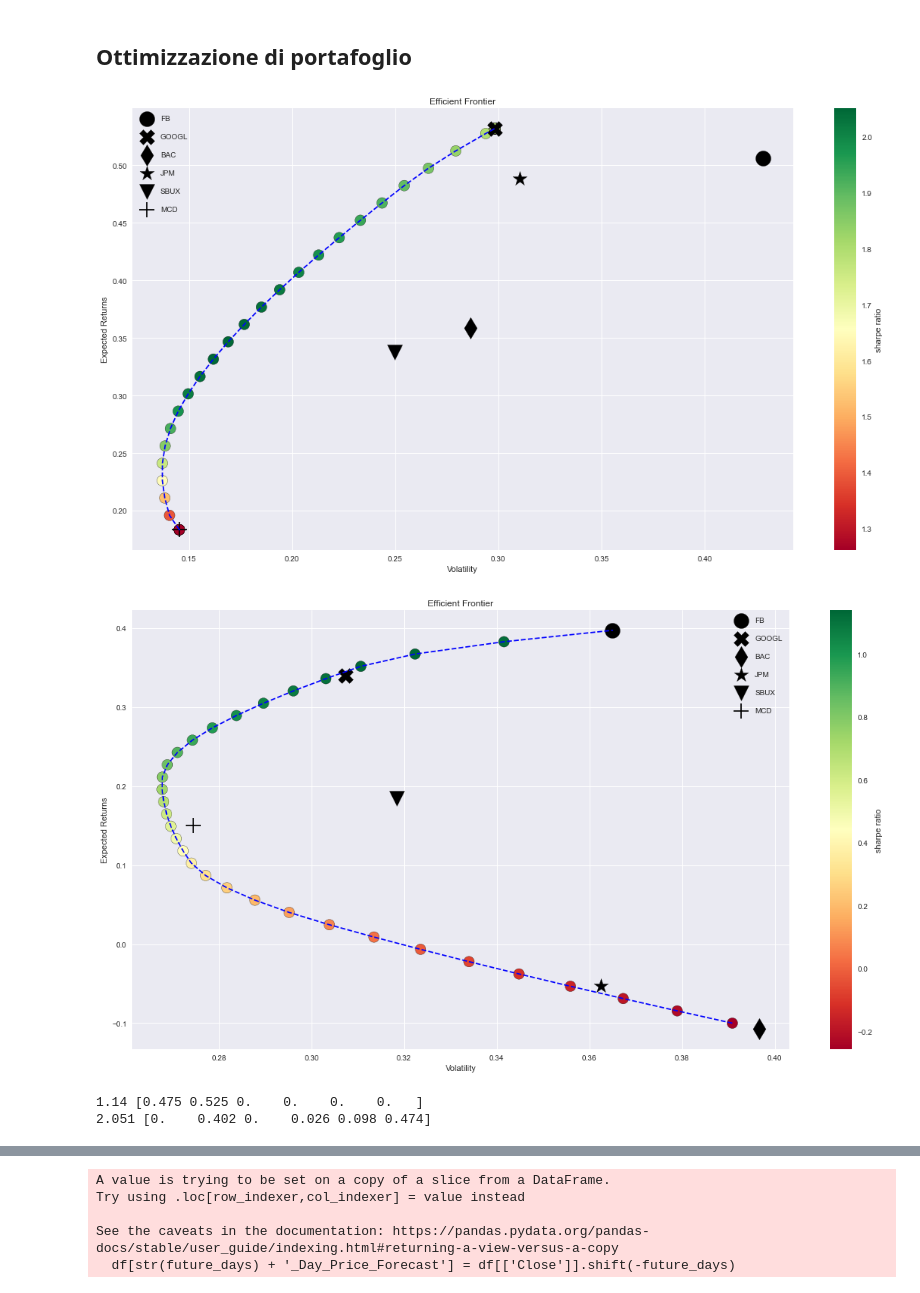
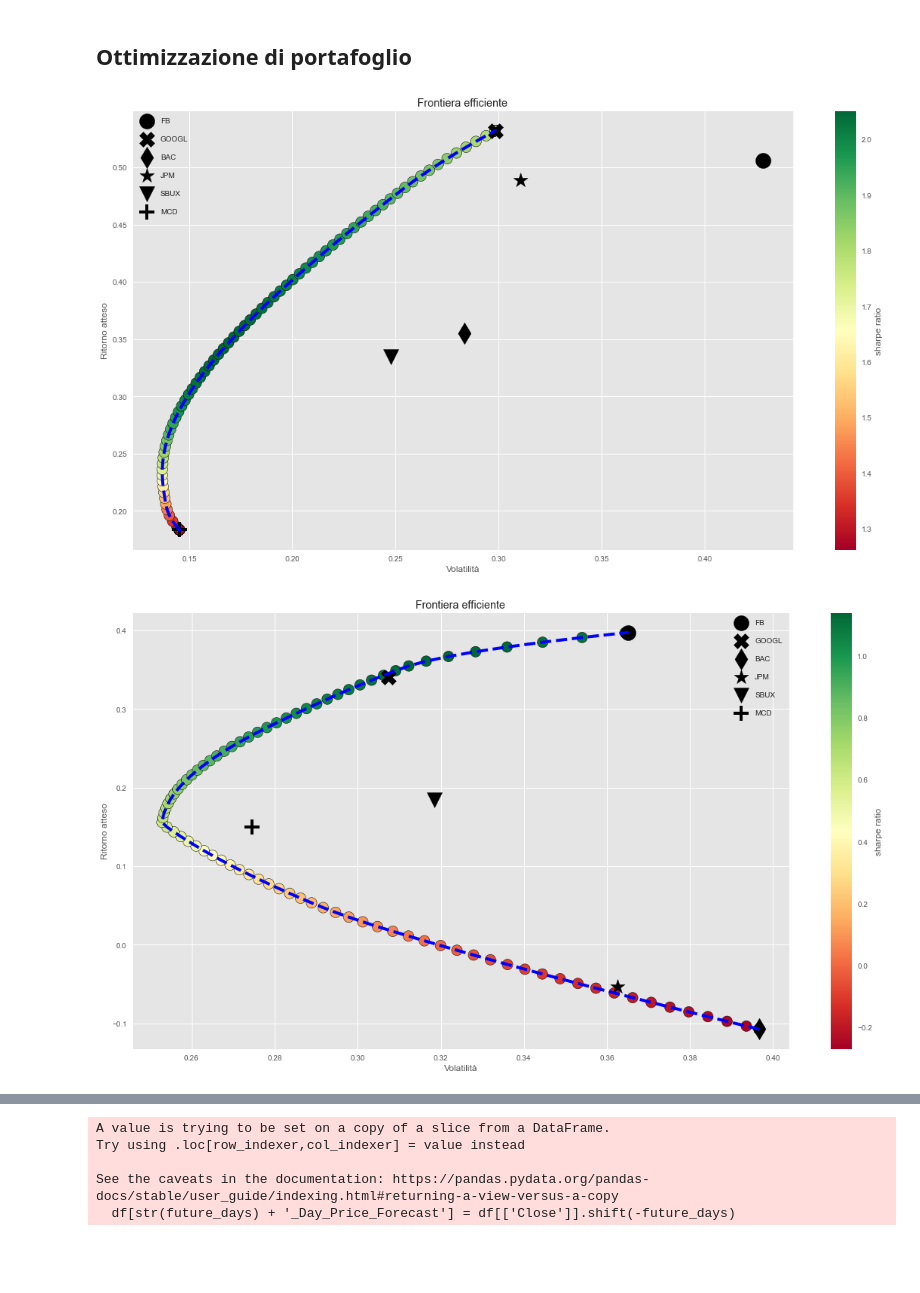
Before and after one commit to gabrielecanesi/Business-Intelligence, a Jupyter notebook: notebook.ipynb, the cells around one changed output, grey strips where cells are left out. Drawn from its saved outputs; the diff is of its cells as text; code cells hidden in the pictures; blank space fills up the shorter version.

```diff
--- a/notebook.ipynb
+++ b/notebook.ipynb
@@ -7,7 +7,8 @@ import matplotlib.pyplot as plt
 import numpy as np
 import pandas as pd
 import pandas_datareader as web
-plt.style.use('seaborn')
+import seaborn as sns
+plt.style.use('ggplot')
 
 start_date = '2011-11-30'
 end_date = '2021-11-30'
@@ -134,8 +124,8 @@ val = datasets[tickers[0]].loc['2021-01-31' : '2021-11-30']
 predicted = pd.DataFrame(index = adj_close_df.index[adj_close_df.shape[0] - val.shape[0]:])
 for ticker in tickers:
     data = datasets[ticker]['Adj Close']
-    train = np.array(data.loc[start_date : '2018-07-30'])
-    test = np.array(data.loc['2018-07-31':'2021-01-30'])
+    train = data.loc[start_date : '2018-07-30']
+    test = data.loc['2018-07-31':'2021-01-30']
     validation = data.loc['2021-01-31':'2021-11-30']
 
     window_size = output_size = validation.shape[0]
@@ -376,0 +384,15 @@ Name: Change, Length: 1678, dtype: float64
+# %%
+#Creo un grafico delle migliori strategie
+for ticker in tickers:
+    data = datasets[ticker]['Adj Close']
+    #plt.plot(best_strategies[ticker]['SMA_Returns'])
+    fig, ax1 = plt.subplots(figsize = (16, 9))
+    ax2 = ax1.twinx()
+    ax1.plot(data, label = 'Prezzo')
+    ax1.plot(data.rolling(best_parameters[ticker]['SMA'][0]).mean(), label = 'SMA' + str(best_parameters[ticker]['SMA'][0]))
+    ax1.plot(data.rolling(best_parameters[ticker]['SMA'][1]).mean(), label = 'SMA' + str(best_parameters[ticker]['SMA'][1]))
+    ax1.plot(data.ewm(span = best_parameters[ticker]['EWM'][0], adjust = False).mean(), label = 'EWM' + str(best_parameters[ticker]['EWM'][0]))
+    ax1.plot(data.ewm(span = best_parameters[ticker]['EWM'][1], adjust = False).mean(), label = 'EWM' + str(best_parameters[ticker]['EWM'][1]))
+    ax2.plot(best_strategies[ticker]['Invested_SMA'], color = 'r', linestyle = 'dashed', label = 'SMA Strategy')
+    ax2.plot(best_strategies[ticker]['Invested_EWM'], color = 'g', linestyle = 'dashed', label = 'EWM Strategy')
+    ax1.legend()
@@ -412,19 +441,25 @@ def frontiera_efficiente_analitico(ritorni, cov_mat, range_ritorni):
 n = 12
 expected_returns = pd.DataFrame()
 for ticker in tickers:
-    expected_returns[ticker] = np.asarray(predicted[ticker]).reshape(predicted[ticker].shape[0])
+    expected_returns[ticker] = np.asarray(predicted[ticker])
 
 expected_returns.index = datasets[tickers[0]].index[datasets[tickers[0]].shape[0] - expected_returns.shape[0]:]
+
 expected_returns = expected_returns.resample('M').last().pct_change().dropna()
-
 predicted_df = pd.DataFrame(predicted)
 
 p_returns = expected_returns.mean() * n
 r_returns = data.mean() * n
 
-frontiera_previsioni = frontiera_efficiente_analitico(p_returns, expected_returns.cov() * n, np.linspace(0, 3, 200))
-frontiera_passati = frontiera_efficiente_analitico(r_returns, data.cov() * n, np.linspace(-0.1, 3, 200))
+frontiera_previsioni = frontiera_efficiente_analitico(p_returns, expected_returns.cov() * n, np.linspace(0, 1, 200))
+frontiera_passati = frontiera_efficiente_analitico(r_returns, data.cov() * n, np.linspace(-0.2, 1, 200))
 # %%
+def sharpe_ratio(w, ritorni, m, risk_free):
+    portf_returns = np.sum(ritorni * w)
+    portf_volatility = np.sqrt(np.dot(w.T, np.dot(m, w)))
+    return (portf_returns - risk_free) / portf_volatility
+
+
 def get_portfolio_results(frontier, exp_rets, return_list, n):
     weights = []
     rets = []
@@ -440,71 +475,41 @@ def get_portfolio_results(frontier, exp_rets, return_list, n):
         volatilities.append(vol)
         sr.append(s_r)
 
-    result = pd.DataFrame({'returns' : rets, 'volatility': volatilities, 'sharpe ratio': sr})
+    result = pd.DataFrame({'weights': weights, 'returns' : rets, 'volatility': volatilities, 'sharpe ratio': sr})
     return result
 
 
 def plot_frontier(result, tickers, ret_list, expected_returns, n):
     MARKS = ['o', 'X', 'd', '*', 'v', '+']
 
     fig, ax = plt.subplots(figsize = (16, 9))
     result.plot(kind='scatter', x='volatility', s = 200,
                           y='returns', c='sharpe ratio',
                           cmap='RdYlGn', edgecolors='black',
                           ax=ax)
-    ax.set(xlabel='Volatility',
-           ylabel='Expected Returns',
-           title='Efficient Frontier')
+    ax.set(xlabel='Volatilità',
+           ylabel='Ritorno atteso',
+           title='Frontiera efficiente')
     ax.plot(result['volatility'], result['returns'], 'b--')
 
     for asset_index in range(6):
         ax.scatter(x=np.sqrt((ret_list.cov() * n).iloc[asset_index, asset_index]),
                    y=expected_returns[asset_index],
                    marker=MARKS[asset_index],
                    s=400,
                    color='black',
                    label=tickers[asset_index],
                    )
     ax.legend(labelspacing = 1.5)
 
     plt.tight_layout()
     plt.show()
 
 a = get_portfolio_results(frontiera_previsioni, expected_returns, p_returns, n)
 b = get_portfolio_results(frontiera_passati, data, r_returns, n)
 
 plot_frontier(a, tickers, expected_returns, p_returns, n)
 plot_frontier(b, tickers, data, r_returns, n)
 # %% [output]
-[figure, old version]
+[figure, new version]
-[figure, old version]
+[figure, new version]
-# %%
-# Cerco i portafogli che massimizzano lo Sharpe Ratio
-
-
-def sharpe_ratio(w, ritorni, m, risk_free):
-    portf_returns = np.sum(ritorni * w)
-    portf_volatility = np.sqrt(np.dot(w.T, np.dot(m, w)))
-    return (portf_returns - risk_free) / portf_volatility
-
-
-best_expected_portfolio = best_expected_sharpe_ratio = best_past_portfolio = best_past_sharpe_ratio = None
-
-for w in frontiera_previsioni:
-    w_sharpe_ratio = sharpe_ratio(w, p_returns, expected_returns.cov() * 12, 0)
-    if best_expected_sharpe_ratio is None or w_sharpe_ratio > best_expected_sharpe_ratio:
-        best_expected_sharpe_ratio = np.round(w_sharpe_ratio, 3)
-        best_expected_portfolio = w
-
-for w in frontiera_passati:
-    w_sharpe_ratio = sharpe_ratio(w, r_returns, data.cov() * 12, 0)
-    if best_past_sharpe_ratio is None or w_sharpe_ratio > best_past_sharpe_ratio:
-        best_past_sharpe_ratio = np.round(w_sharpe_ratio, 3)
-        best_past_portfolio = w
-
-
-print(best_past_sharpe_ratio, np.round(best_past_portfolio, 3))
-print(best_expected_sharpe_ratio, np.round(best_expected_portfolio, 3))
-# %% [output]
-1.14 [0.475 0.525 0.    0.    0.    0.   ]
-2.051 [0.    0.402 0.    0.026 0.098 0.474]
```
Also changed, not shown: parts of 12 cells of this notebook.
